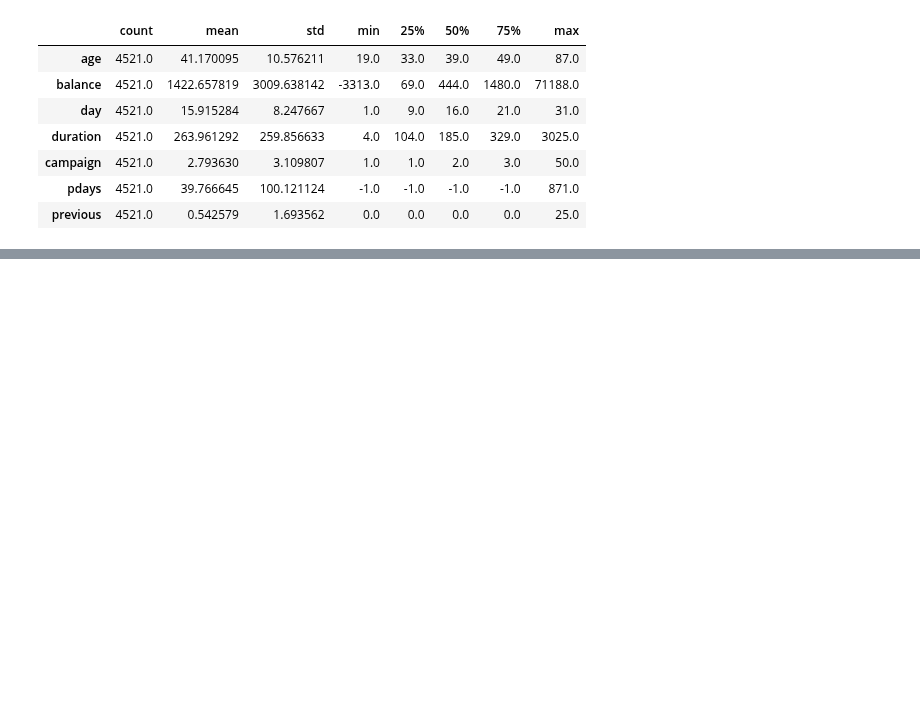
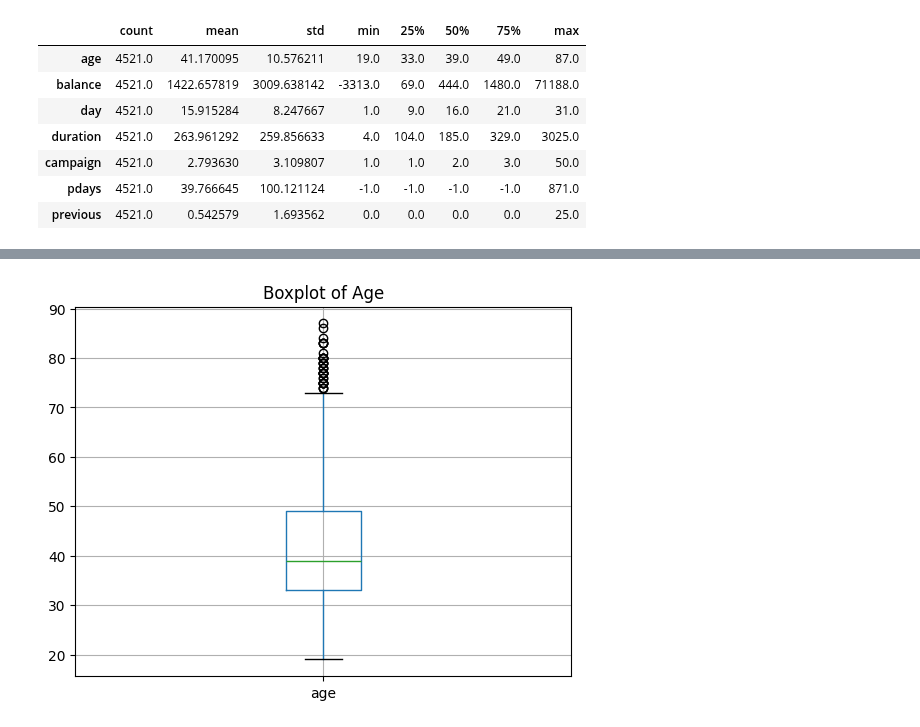
Before and after one commit to Ramesh-Bojanapu-1011/ai_python_practice, a Jupyter notebook: Exploratory_Data_Analysis_(EDA)/EDA_Bank_Dataset.ipynb, the cells around one changed output, grey strips where cells are left out. Saved outputs shown, nothing was run; the diff lists cells and outputs as text; code cells hidden in the pictures; blank space fills up the shorter version.

```diff
--- a/Exploratory_Data_Analysis_(EDA)/EDA_Bank_Dataset.ipynb
+++ b/Exploratory_Data_Analysis_(EDA)/EDA_Bank_Dataset.ipynb
@@ -119,0 +169,6 @@ df_bankdata.describe().T
+# %%
+df_bankdata.boxplot(column="age")
+plt.title("Boxplot of Age")
+plt.show()
+# %% [output]
+[figure, added]
```
Also changed, not shown: parts of 33 cells of this notebook.
